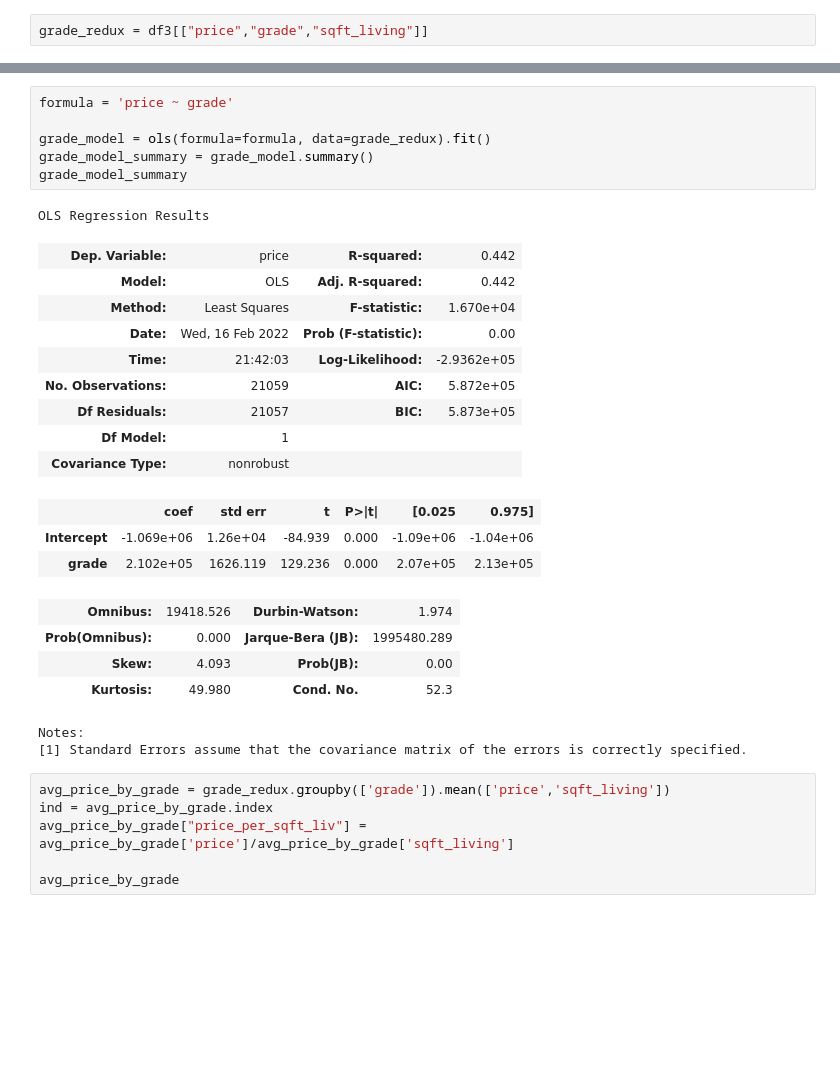
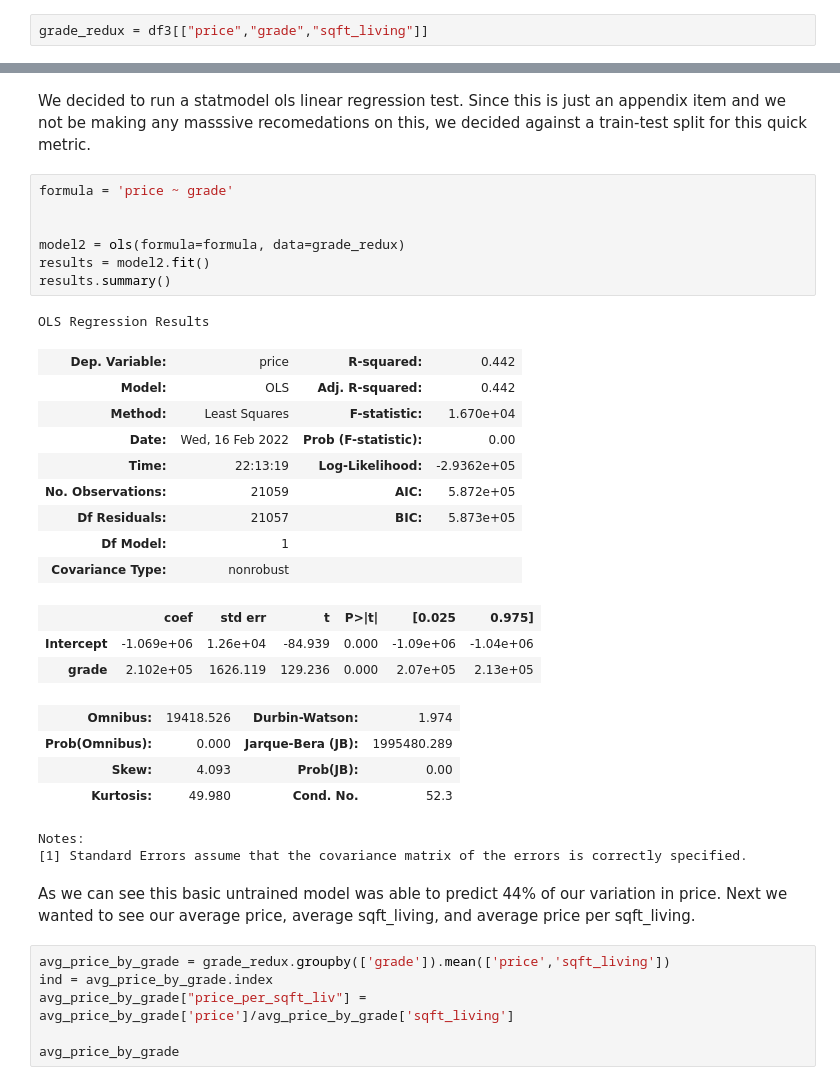
Before and after one commit to soohojp/Phase2_Project, a Jupyter notebook: Price_Grade_Sqft.ipynb, the cells around one changed output, grey strips where cells are left out. Saved outputs shown, nothing was run; the diff lists cells and outputs as text; blank space fills up the shorter version.

```diff
--- a/Price_Grade_Sqft.ipynb
+++ b/Price_Grade_Sqft.ipynb
@@ -24,16 +31,19 @@ grade_redux = df3[["price","grade","sqft_living"]]
+# %% [markdown]
+We decided to run a statmodel ols linear regression test. Since this is just an appendix item and we not be making any masssive recomedations on this, we decided against a train-test split for this quick metric.
 # %%
 formula = 'price ~ grade'
 
-grade_model = ols(formula=formula, data=grade_redux).fit()
-grade_model_summary = grade_model.summary()
-grade_model_summary
+
+model2 = ols(formula=formula, data=grade_redux)
+results = model2.fit()
+results.summary()
 # %% [output]
 OLS Regression Results
 | Dep. Variable: | price | R-squared: | 0.442 |
 | Model: | OLS | Adj. R-squared: | 0.442 |
 | Method: | Least Squares | F-statistic: | 1.670e+04 |
 | Date: | Wed, 16 Feb 2022 | Prob (F-statistic): | 0.00 |
-| Time: | 21:42:03 | Log-Likelihood: | -2.9362e+05 |
+| Time: | 22:13:19 | Log-Likelihood: | -2.9362e+05 |
 | No. Observations: | 21059 | AIC: | 5.872e+05 |
 | Df Residuals: | 21057 | BIC: | 5.873e+05 |
 | Df Model: | 1 |  |  |
@@ -47,6 +57,8 @@ OLS Regression Results
 | Kurtosis: | 49.980 | Cond. No. | 52.3 |
 Notes:
 [1] Standard Errors assume that the covariance matrix of the errors is correctly specified.
+# %% [markdown]
+As we can see this basic untrained model was able to predict 44% of our variation in price. Next we wanted to see our average price, average sqft_living, and average price per sqft_living.
 # %%
 avg_price_by_grade = grade_redux.groupby(['grade']).mean(['price','sqft_living'])
 ind = avg_price_by_grade.index
```
Also changed, not shown: parts of 10 cells of this notebook.
